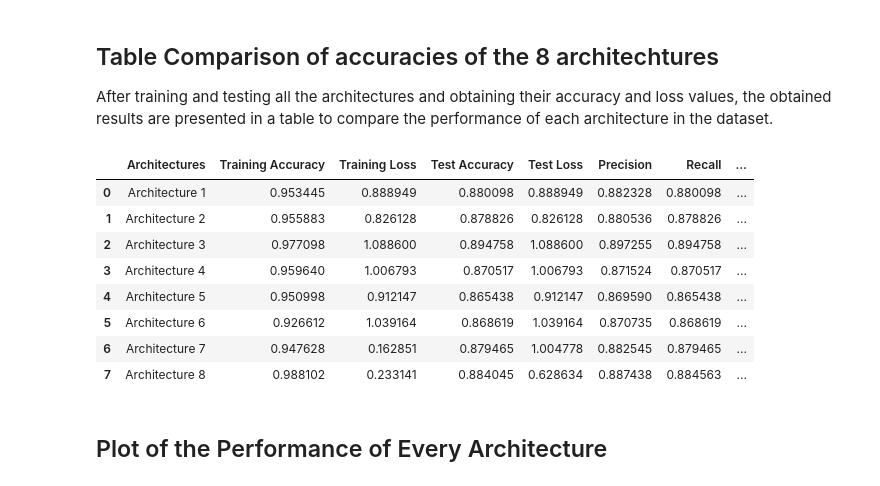
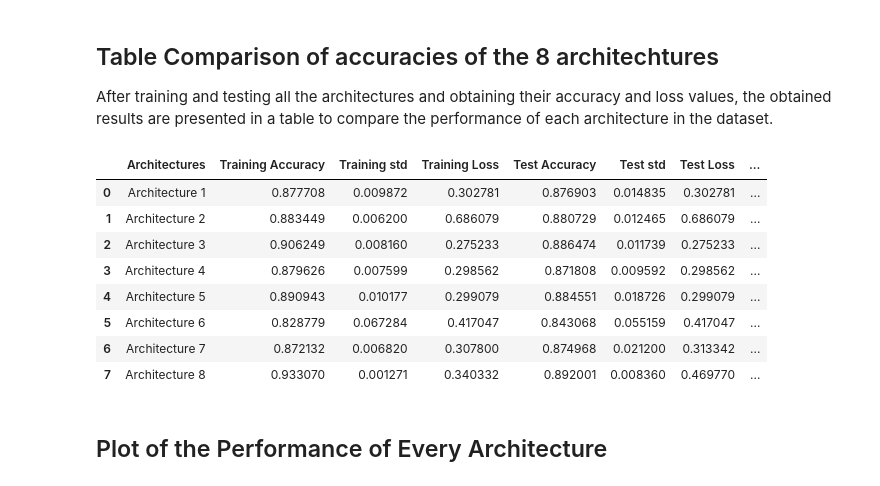
Before and after one commit to StadynR/HAR-imu-photogrammetry, a Jupyter notebook: Notebooks/Dataset 1/Photogrammetry.ipynb, the cells around one changed output. Saved outputs shown, nothing was run; the diff lists cells and outputs as text; code cells hidden in the pictures.

```diff
--- a/Notebooks/Dataset 1/Photogrammetry.ipynb
+++ b/Notebooks/Dataset 1/Photogrammetry.ipynb
@@ -1740,8 +1670,6 @@ def create_model(n_outputs):
 # %%
 train_accuracies = []
 train_losses = []
-val_accuracies = []
-val_losses = []
 test_accuracies = []
 test_losses = []
 precisions = []
@@ -1771,7 +1699,6 @@ for id, (train_index, test_index) in enumerate(kfold.split(X)):
       Y_train,
       batch_size=batch_size,
       epochs=epochs,
-      validation_split=0.15,
       callbacks=[
         LearningRateScheduler(cosine_schedule(base_lr=learning_rate, total_steps=epochs, warmup_steps=warmup_steps))
       ],
@@ -1787,21 +1714,15 @@ for id, (train_index, test_index) in enumerate(kfold.split(X)):
     # Get the historical values for accuracies and losses
 
     acc = history_dict['accuracy']
-    vacc = history_dict['val_accuracy']
     loss = history_dict['loss']
-    vloss = history_dict['val_loss']
 
     # Save the last values for accuracies and losses for comparison
 
     train_acc = acc[-1]
-    val_acc = vacc[-1]
     train_loss = loss[-1]
-    val_loss = vloss[-1]
 
     train_accuracies.append(train_acc)
-    val_accuracies.append(val_acc)
     train_losses.append(train_loss)
-    val_losses.append(val_loss)
 
     Y_pred = model.predict(X_test)
     Y_pred_aux = model.predict(X_test)
@@ -1836,8 +1757,6 @@ for id, (train_index, test_index) in enumerate(kfold.split(X)):
 
     print("Train Accuracy: ", train_acc)
     print("Train Loss: ", train_loss)
-    print("Validation Accuracy: ", val_acc)
-    print("Validation Loss: ", val_loss)
     print("Test Accuracy: ", test_acc)
     print("Test Loss: ", test_loss)
     print("Precision: ", precision)
@@ -1847,18 +1766,20 @@ for id, (train_index, test_index) in enumerate(kfold.split(X)):
 
 arch8_train_acc = np.mean(train_accuracies)
 arch8_train_loss = np.mean(train_losses)
-arch8_val_acc = np.mean(val_accuracies)
-arch8_val_loss = np.mean(val_losses)
 arch8_test_acc = np.mean(test_accuracies)
 arch8_test_loss = np.mean(test_losses)
 arch8_precision = np.mean(precisions)
 arch8_recall = np.mean(recalls)
 arch8_f1_score = np.mean(f1_scores)
 
+arch8_train_std = np.std(train_accuracies)
+arch8_test_std = np.std(test_accuracies)
+arch8_precision_std = np.std(precisions)
+arch8_recall_std = np.std(recalls)
+arch8_f1_score_std = np.std(f1_scores)
+
 print("Mean Train Accuracy: %.2f%% (+/- %.2f%%)" % (arch8_train_acc * 100, np.std(train_accuracies) * 100))
 print("Mean Train Loss: %.2f%%" % (arch8_train_loss * 100))
-print("Mean Validation Accuracy: %.2f%% (+/- %.2f%%)" % (arch8_val_acc * 100, np.std(val_accuracies) * 100))
-print("Mean Validation Loss: %.2f%%" % (arch8_val_loss * 100))
 print("Mean Test Accuracy: %.2f%% (+/- %.2f%%)" % (arch8_test_acc * 100, np.std(test_accuracies) * 100))
 print("Mean Test Loss: %.2f%%" % (arch8_test_loss * 100))
 print("Mean Precision: %.2f%% (+/- %.2f%%)" % (arch8_precision * 100, np.std(precisions) * 100))
@@ -1909,44 +1828,56 @@ train_accs = [arch1_train_acc, arch2_train_acc, arch3_train_acc, arch4_train_acc
 # Training losses of the architectures
 train_losses = [arch1_test_loss, arch2_test_loss, arch3_test_loss, arch4_test_loss, arch5_test_loss, arch6_test_loss, arch7_train_loss, arch8_train_loss]
 # Testing accuracies of the architectures
 test_accs = [arch1_test_acc, arch2_test_acc, arch3_test_acc, arch4_test_acc, arch5_test_acc, arch6_test_acc, arch7_test_acc, arch8_test_acc]
 # Testing losses of the architectures
 test_losses = [arch1_test_loss, arch2_test_loss, arch3_test_loss, arch4_test_loss, arch5_test_loss, arch6_test_loss, arch7_test_loss, arch8_test_loss]
 # Precisions of the architectures
 precisions = [arch1_precision, arch2_precision, arch3_precision, arch4_precision, arch5_precision, arch6_precision, arch7_precision, arch8_precision]
 # Recalls of the architectures
 recalls = [arch1_recall, arch2_recall, arch3_recall, arch4_recall, arch5_recall, arch6_recall, arch7_recall, arch8_recall]
 # F1 scores of the architectures
 f1_scores = [arch1_f1_score, arch2_f1_score, arch3_f1_score, arch4_f1_score, arch5_f1_score, arch6_f1_score, arch7_f1_score, arch8_f1_score]
 
-df = pd.DataFrame(list(zip(archs, train_accs, train_losses, test_accs, test_losses, precisions, recalls, f1_scores)),
-                  columns =['Architectures', 'Training Accuracy', 'Training Loss', 'Test Accuracy', 'Test Loss', 'Precision', 'Recall', 'F1 score'])
+# Standard deviations
+train_stds = [arch1_train_std, arch2_train_std, arch3_train_std, arch4_train_std, arch5_train_std, arch6_train_std, arch7_train_std, arch8_train_std]
+# Testing accuracies of the architectures
+test_stds = [arch1_test_std, arch2_test_std, arch3_test_std, arch4_test_std, arch5_test_std, arch6_test_std, arch7_test_std, arch8_test_std]
+# Precisions of the architectures
+precisions_stds = [arch1_precision_std, arch2_precision_std, arch3_precision_std, arch4_precision_std, arch5_precision_std, arch6_precision_std, arch7_precision_std, arch8_precision_std]
+# Recalls of the architectures
+recalls_stds = [arch1_recall_std, arch2_recall_std, arch3_recall_std, arch4_recall_std, arch5_recall_std, arch6_recall_std, arch7_recall_std, arch8_recall_std]
+# F1 scores of the architectures
+f1_scores_stds = [arch1_f1_score_std, arch2_f1_score_std, arch3_f1_score_std, arch4_f1_score_std, arch5_f1_score_std, arch6_f1_score_std, arch7_f1_score_std, arch8_f1_score_std]
+
+
+df = pd.DataFrame(list(zip(archs, train_accs, train_stds, train_losses, test_accs, test_stds, test_losses, precisions, precisions_stds, recalls, recalls_stds, f1_scores, f1_scores_stds)),
+                  columns =['Architectures', 'Training Accuracy', 'Training std', 'Training Loss', 'Test Accuracy', 'Test std', 'Test Loss', 'Precision', 'Precision std', 'Recall', 'Recall std', 'F1 score', 'F1 score std'])
 df
 
 # Defining custom function which returns
 # the list for df.style.apply() method
 def highlight_max(s):
     is_max = s == s.max()
     return ['font-weight: %s' % 'bold' if cell else '' for cell in is_max]
 
 
 # Defining custom function which returns
 # the list for df.style.apply() method
 def highlight_min(s):
     is_min = s == s.min()
     return ['font-weight: %s' % 'bold' if cell else '' for cell in is_min]
 
 df.style.apply(highlight_max, subset = ['Training Accuracy', 'Test Accuracy', 'Precision', 'Recall', 'F1 score']).apply(highlight_min, subset = ['Training Loss', 'Test Loss'])
 # %% [output]
-|  | Architectures | Training Accuracy | Training Loss | Test Accuracy | Test Loss | Precision | Recall | ... |
-| 0 | Architecture 1 | 0.953445 | 0.888949 | 0.880098 | 0.888949 | 0.882328 | 0.880098 | ... |
-| 1 | Architecture 2 | 0.955883 | 0.826128 | 0.878826 | 0.826128 | 0.880536 | 0.878826 | ... |
-| 2 | Architecture 3 | 0.977098 | 1.088600 | 0.894758 | 1.088600 | 0.897255 | 0.894758 | ... |
-| 3 | Architecture 4 | 0.959640 | 1.006793 | 0.870517 | 1.006793 | 0.871524 | 0.870517 | ... |
-| 4 | Architecture 5 | 0.950998 | 0.912147 | 0.865438 | 0.912147 | 0.869590 | 0.865438 | ... |
-| 5 | Architecture 6 | 0.926612 | 1.039164 | 0.868619 | 1.039164 | 0.870735 | 0.868619 | ... |
-| 6 | Architecture 7 | 0.947628 | 0.162851 | 0.879465 | 1.004778 | 0.882545 | 0.879465 | ... |
-| 7 | Architecture 8 | 0.988102 | 0.233141 | 0.884045 | 0.628634 | 0.887438 | 0.884563 | ... |
+|  | Architectures | Training Accuracy | Training std | Training Loss | Test Accuracy | Test std | Test Loss | ... |
+| 0 | Architecture 1 | 0.877708 | 0.009872 | 0.302781 | 0.876903 | 0.014835 | 0.302781 | ... |
+| 1 | Architecture 2 | 0.883449 | 0.006200 | 0.686079 | 0.880729 | 0.012465 | 0.686079 | ... |
+| 2 | Architecture 3 | 0.906249 | 0.008160 | 0.275233 | 0.886474 | 0.011739 | 0.275233 | ... |
+| 3 | Architecture 4 | 0.879626 | 0.007599 | 0.298562 | 0.871808 | 0.009592 | 0.298562 | ... |
+| 4 | Architecture 5 | 0.890943 | 0.010177 | 0.299079 | 0.884551 | 0.018726 | 0.299079 | ... |
+| 5 | Architecture 6 | 0.828779 | 0.067284 | 0.417047 | 0.843068 | 0.055159 | 0.417047 | ... |
+| 6 | Architecture 7 | 0.872132 | 0.006820 | 0.307800 | 0.874968 | 0.021200 | 0.313342 | ... |
+| 7 | Architecture 8 | 0.933070 | 0.001271 | 0.340332 | 0.892001 | 0.008360 | 0.469770 | ... |
 # %% [markdown]
 ## Plot of the Performance of Every Architecture
 # %%
```
Also changed, not shown: parts of 19 cells of this notebook.
